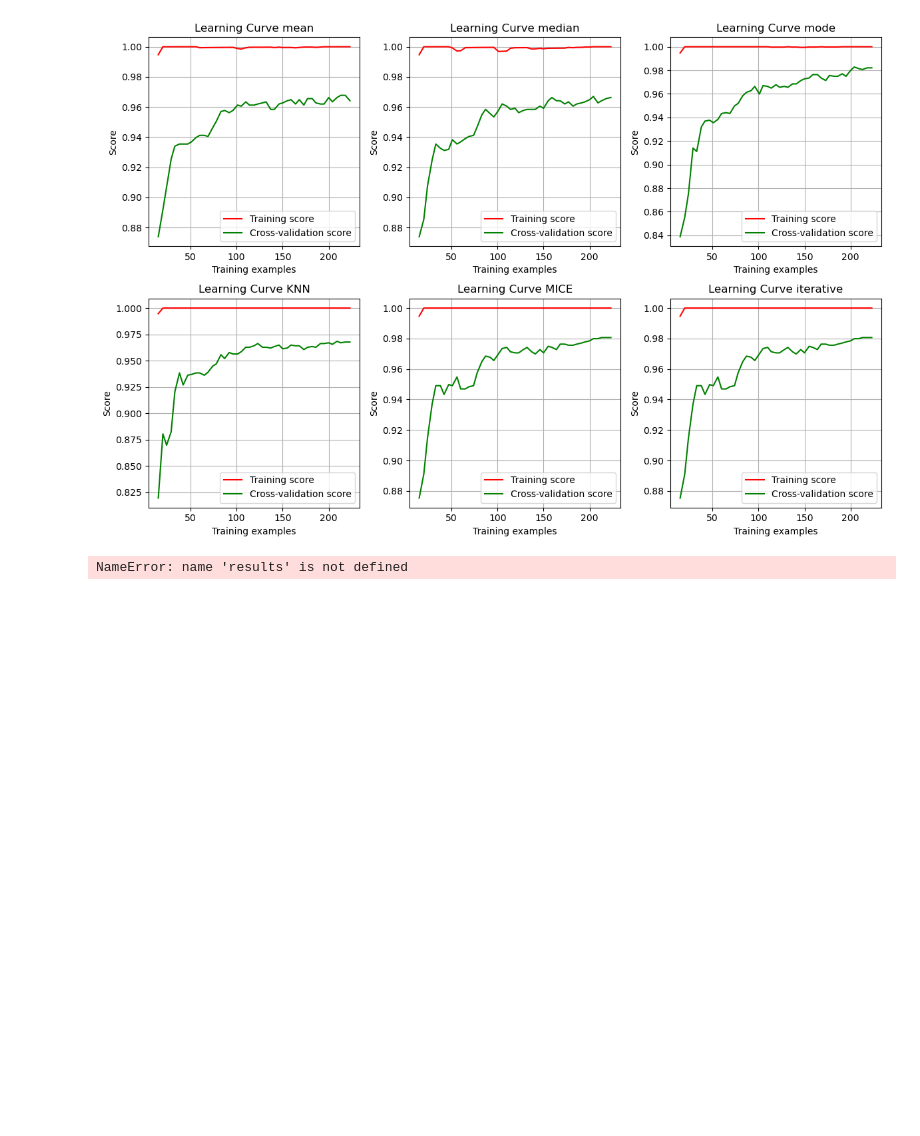
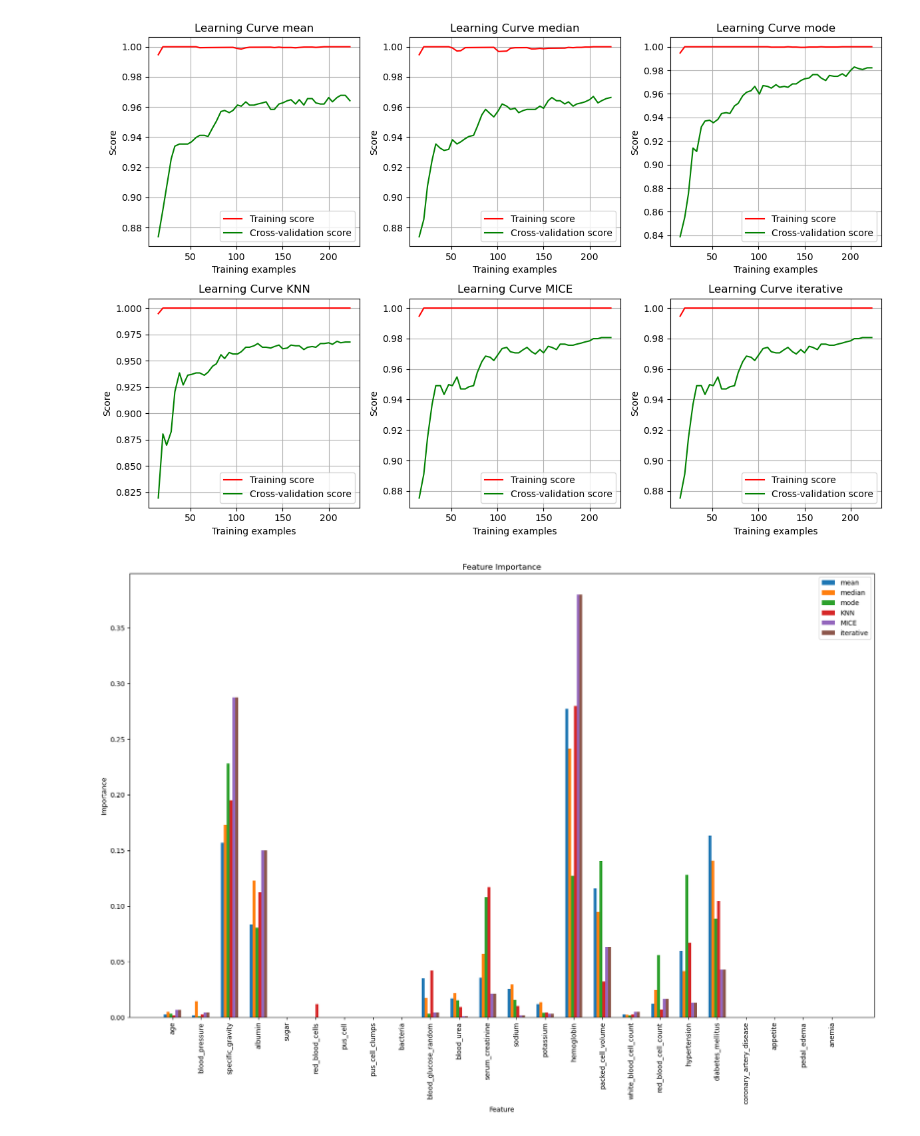
Before and after one commit to luisastue/datascience-ckd, a Jupyter notebook: 5.3_gradient_boosting.ipynb, the cells around one changed output. Saved outputs shown, nothing was run; the diff lists cells and outputs as text; code cells hidden in the pictures; blank space fills up the shorter version.

```diff
--- a/5.3_gradient_boosting.ipynb
+++ b/5.3_gradient_boosting.ipynb
@@ -45,24 +45,25 @@ plot_learning_curves(results['learning_curves'])
 # %% [output]
 [figure]
 # %%
-from util.functions import plot_feature_importances
 # plot all feature importances as subplots
 import pandas as pd
 import numpy as np
+
+from util.functions import plot_feature_importances
 df_numeric = pd.read_csv('processed/df_numeric.csv')
 feature_importances = {}
-all_fi = []
+feature_importances_df = pd.DataFrame(columns=df_numeric.drop(columns=['class']).columns, index=pd.MultiIndex.from_product([results['models'].keys(), range(5)], names=['imputation', 'iteration']))
+
 for (name, models) in results['models'].items():
     fi = []
     for i, model in enumerate(models):
-        fi.append(model.feature_importances_)
-        all_fi.append(model.feature_importances_)
+        normalized = model.feature_importances_ / np.sum(model.feature_importances_)
+        fi.append(normalized)
+        feature_importances_df.loc[(name, i)] = normalized
+
     feature_importances[name] = pd.DataFrame(np.mean(fi, axis=0), index=df_numeric.drop(columns=['class']).columns, columns=['Importance'])
 
-mean = np.mean(all_fi, axis=0)
-norm = mean / np.sum(mean)
-all_fi_df = pd.DataFrame(norm, index=df_numeric.drop(columns=['class']).columns, columns=['Importance'])
-all_fi_df.to_csv('results/feature_importances_gradient_boosting.csv')
+feature_importances_df.to_csv('results/feature_importances_gradient_boosting.csv', index=True)
 plot_feature_importances(feature_importances)
 # %% [output]
-NameError: name 'results' is not defined
+[figure, added]
```
Also changed, not shown: 25 other files.
